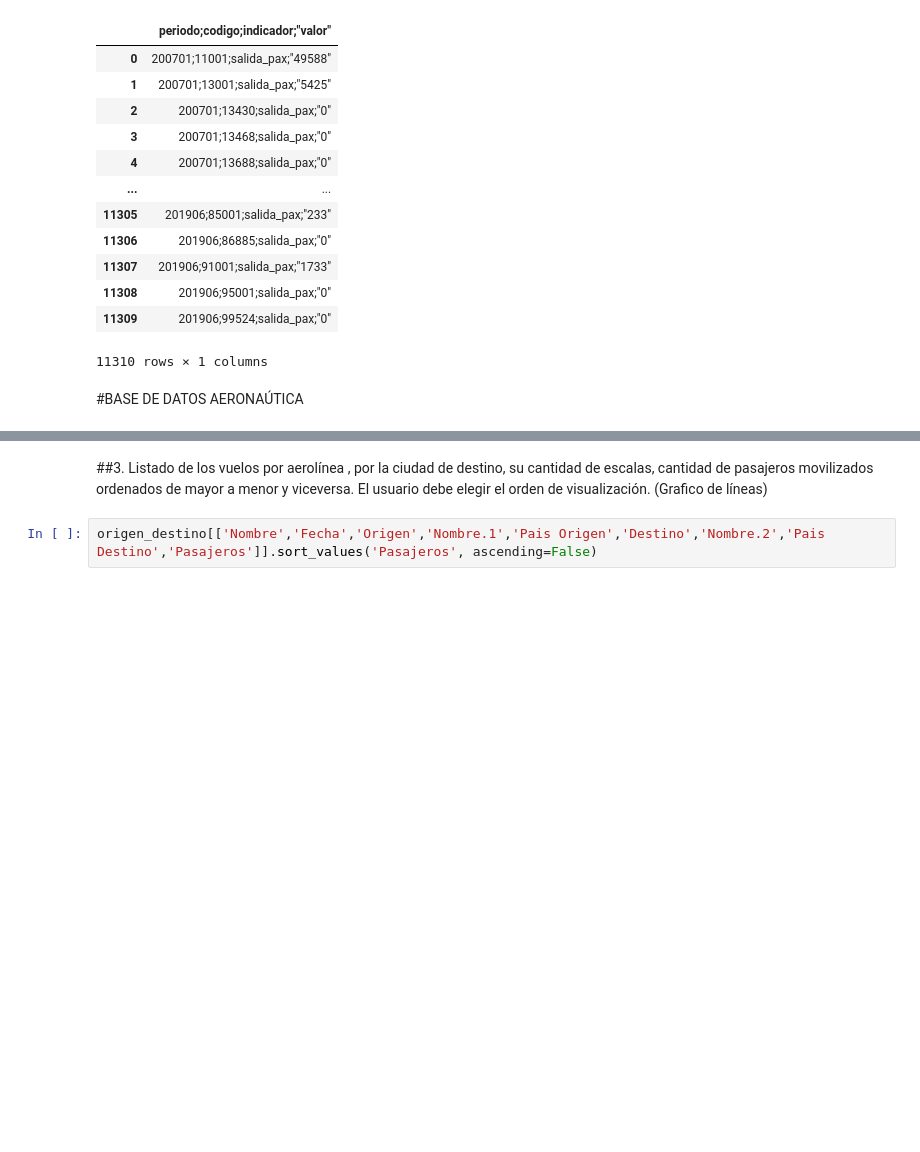
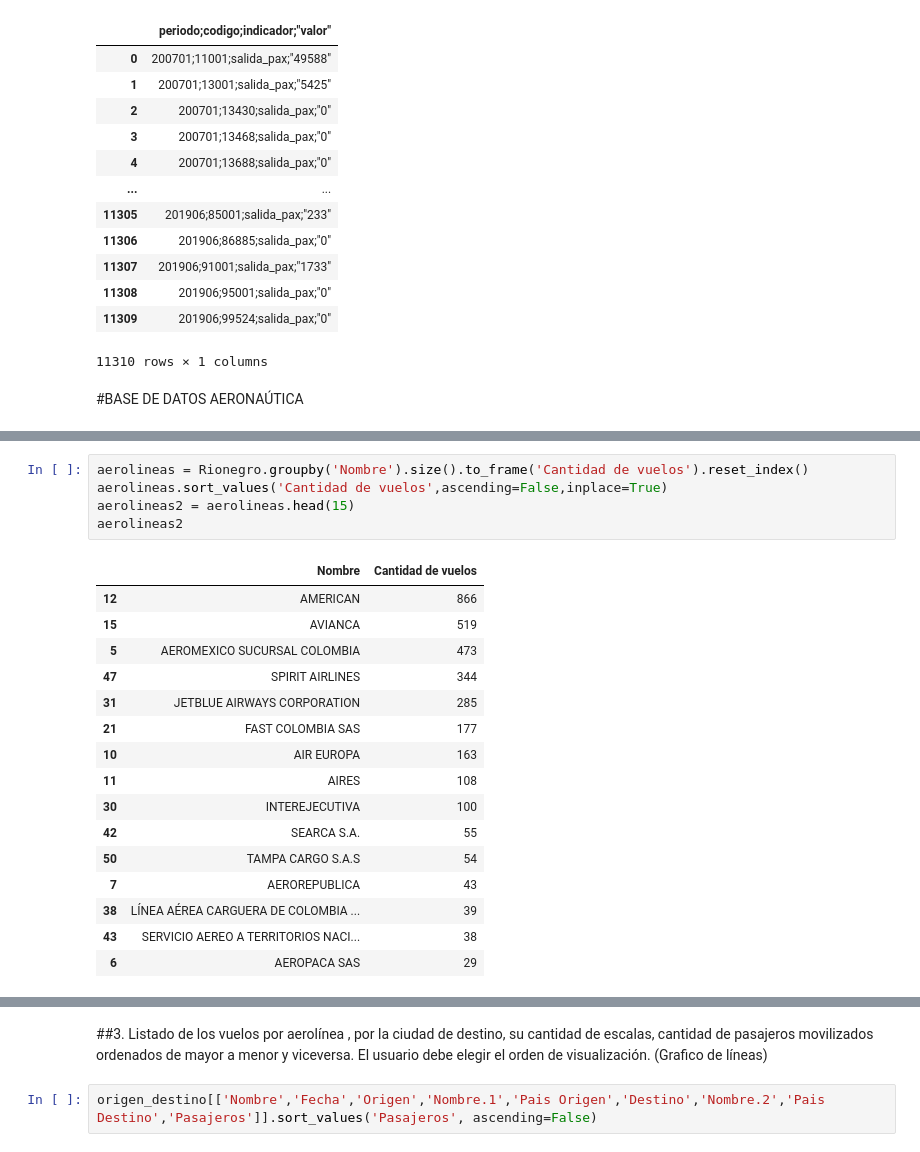
Before and after one commit to juandahur/ML-UdeA-Reto-Tec, a Jupyter notebook: Reto_Tecnologico.ipynb, the cells around one changed output, grey strips where cells are left out. Drawn from its saved outputs; the diff is of its cells as text; blank space fills up the shorter version.

```diff
--- a/Reto_Tecnologico.ipynb
+++ b/Reto_Tecnologico.ipynb
@@ -117,0 +124,22 @@ origen_destino.sort_values('Fecha', ascending=False)
+# %%
+aerolineas = Rionegro.groupby('Nombre').size().to_frame('Cantidad de vuelos').reset_index()
+aerolineas.sort_values('Cantidad de vuelos',ascending=False,inplace=True)
+aerolineas2 = aerolineas.head(15)
+aerolineas2
+# %% [output]
+|  | Nombre | Cantidad de vuelos |
+| 12 | AMERICAN | 866 |
+| 15 | AVIANCA | 519 |
+| 5 | AEROMEXICO SUCURSAL COLOMBIA | 473 |
+| 47 | SPIRIT AIRLINES | 344 |
+| 31 | JETBLUE AIRWAYS CORPORATION | 285 |
+| 21 | FAST COLOMBIA SAS | 177 |
+| 10 | AIR EUROPA | 163 |
+| 11 | AIRES | 108 |
+| 30 | INTEREJECUTIVA | 100 |
+| 42 | SEARCA S.A. | 55 |
+| 50 | TAMPA CARGO S.A.S | 54 |
+| 7 | AEROREPUBLICA | 43 |
+| 38 | LÍNEA AÉREA CARGUERA DE COLOMBIA ... | 39 |
+| 43 | SERVICIO AEREO A TERRITORIOS NACI... | 38 |
+| 6 | AEROPACA SAS | 29 |
```
Also changed, not shown: parts of 18 cells of this notebook.
